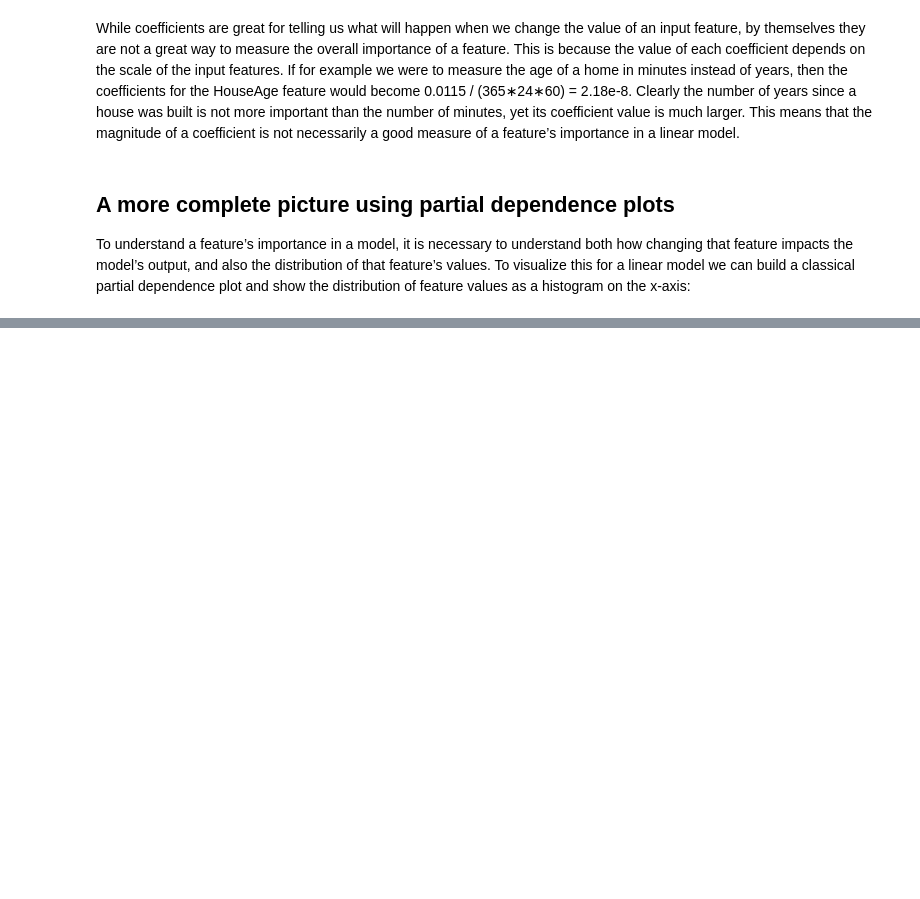
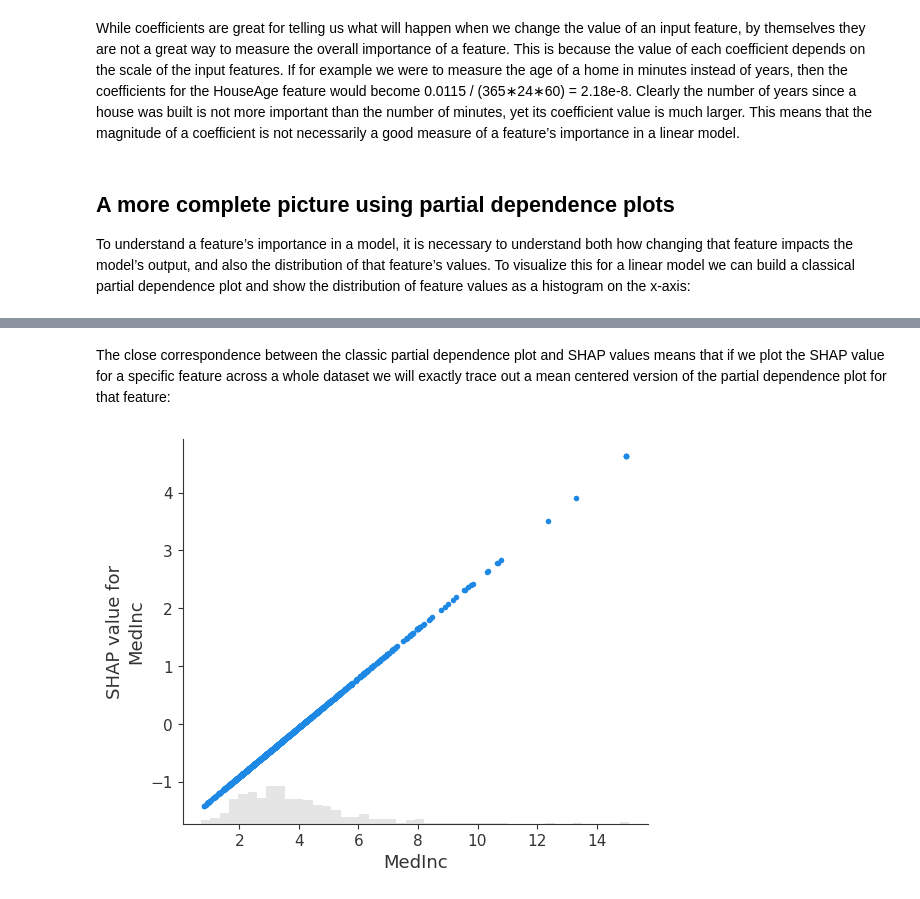
Before and after one commit to feust/python_examples, a Jupyter notebook: notebooks/shap.ipynb, the cells around one changed output, grey strips where cells are left out. Saved outputs shown, nothing was run; the diff lists cells and outputs as text; code cells hidden in the pictures; blank space fills up the shorter version.

```diff
--- a/notebooks/shap.ipynb
+++ b/notebooks/shap.ipynb
@@ -80,0 +112,6 @@ mean model prediction for 'MedInc' (setting all other features to their mean val
+# %% [markdown]
+The close correspondence between the classic partial dependence plot and SHAP values means that if we plot the SHAP value for a specific feature across a whole dataset we will exactly trace out a mean centered version of the partial dependence plot for that feature:
+# %%
+shap.plots.scatter(shap_values[:, "MedInc"])
+# %% [output]
+[figure, added]
```
Also changed, not shown: parts of 52 cells of this notebook, 1 other file.
